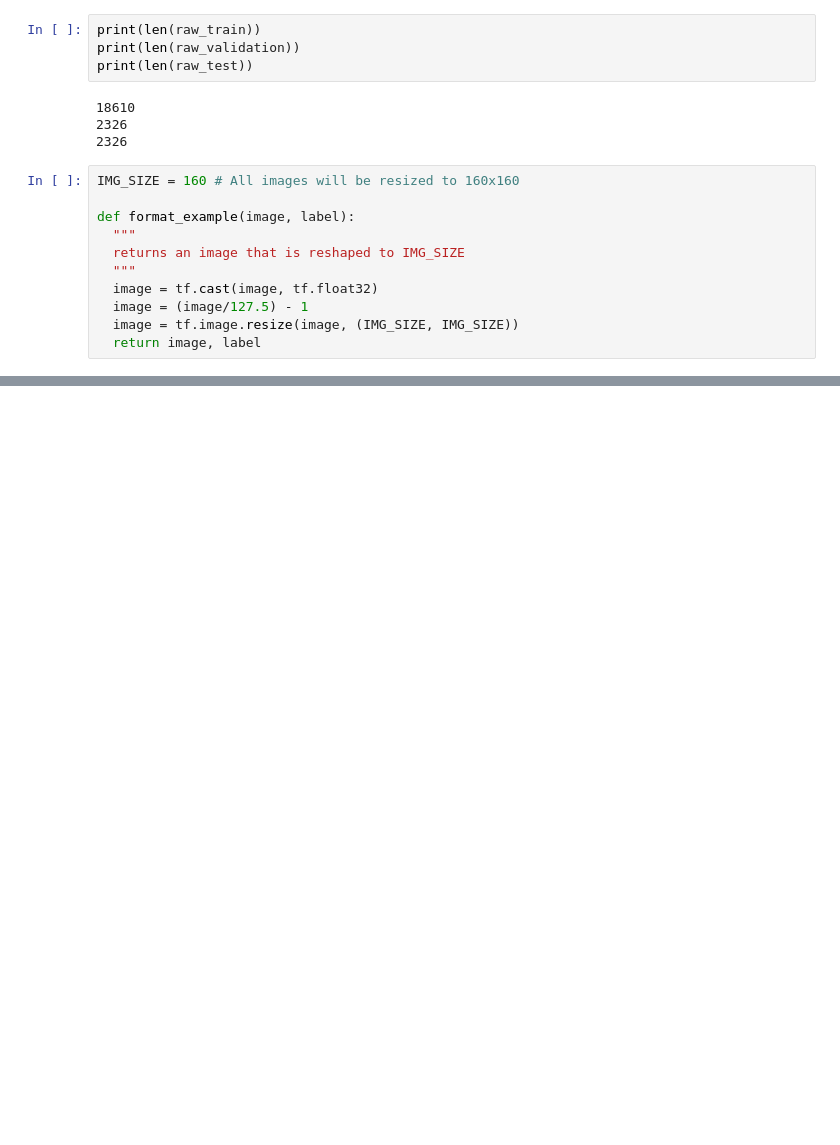
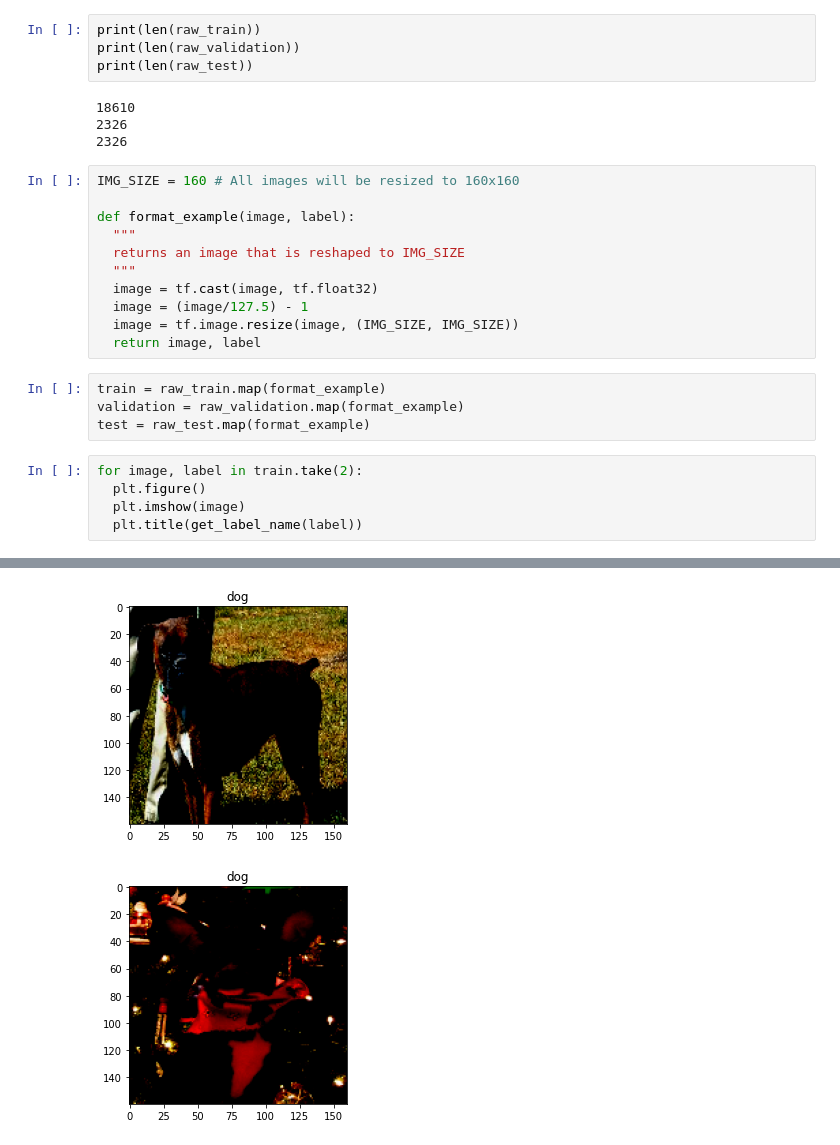
Before and after one commit to dilanHewawitharana/TensorFlow-2.0---Self-Learning, a Jupyter notebook: 07_Pretrained_Models.ipynb, the cells around one changed output, grey strips where cells are left out. Drawn from its saved outputs; the diff is of its cells as text; blank space fills up the shorter version.

```diff
--- a/07_Pretrained_Models.ipynb
+++ b/07_Pretrained_Models.ipynb
@@ -56,3 +56,13 @@ def format_example(image, label):
   image = (image/127.5) - 1
   image = tf.image.resize(image, (IMG_SIZE, IMG_SIZE))
   return image, label
+# %%
+train = raw_train.map(format_example)
+validation = raw_validation.map(format_example)
+test = raw_test.map(format_example)
+# %%
+for image, label in train.take(2):
+  plt.figure()
+  plt.imshow(image)
+  plt.title(get_label_name(label))
+# %% [output]
@@ -58,0 +71,2 @@ def format_example(image, label):
+[figure, added]
+[figure, added]
```
Also changed, not shown: parts of 17 cells of this notebook.
